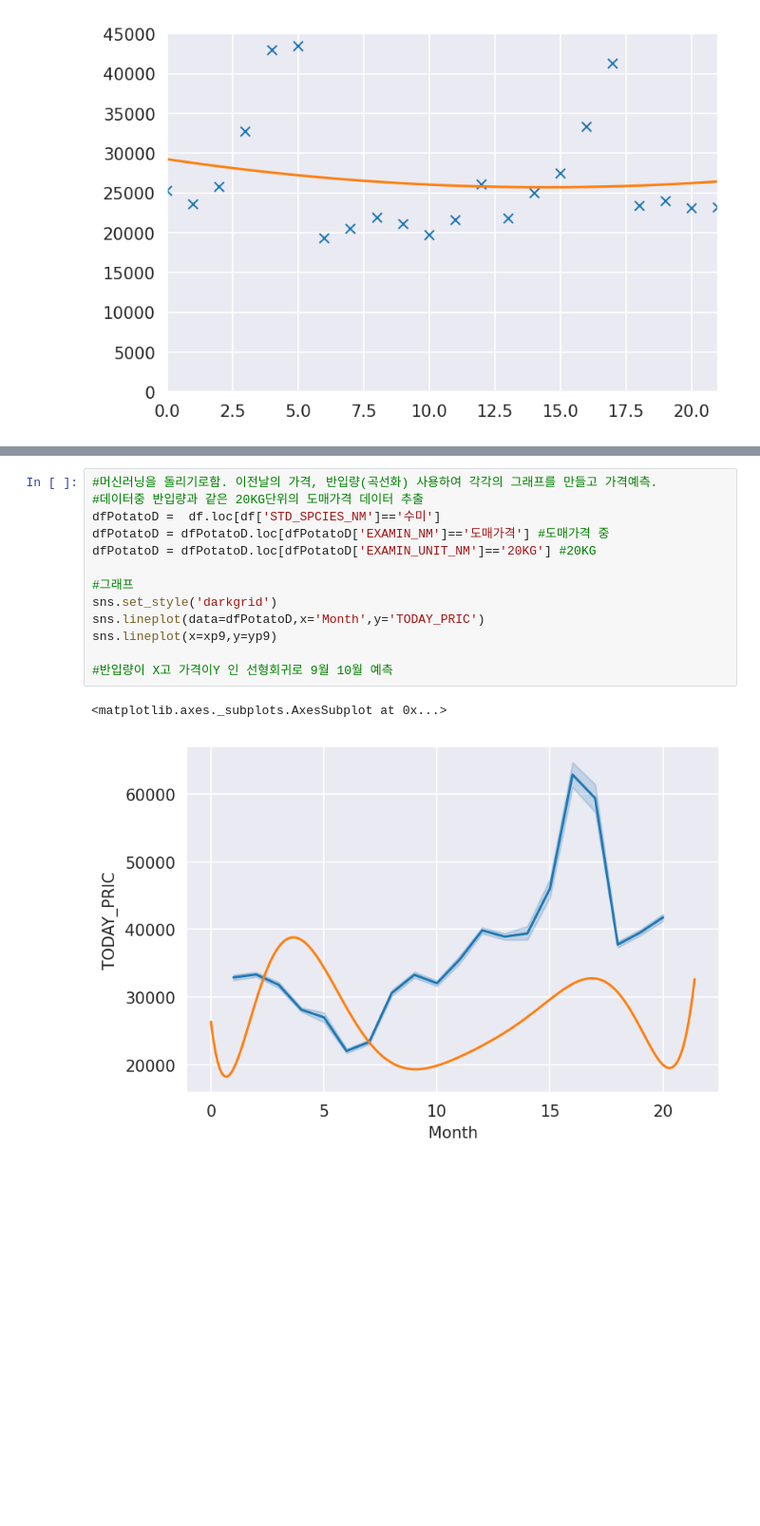
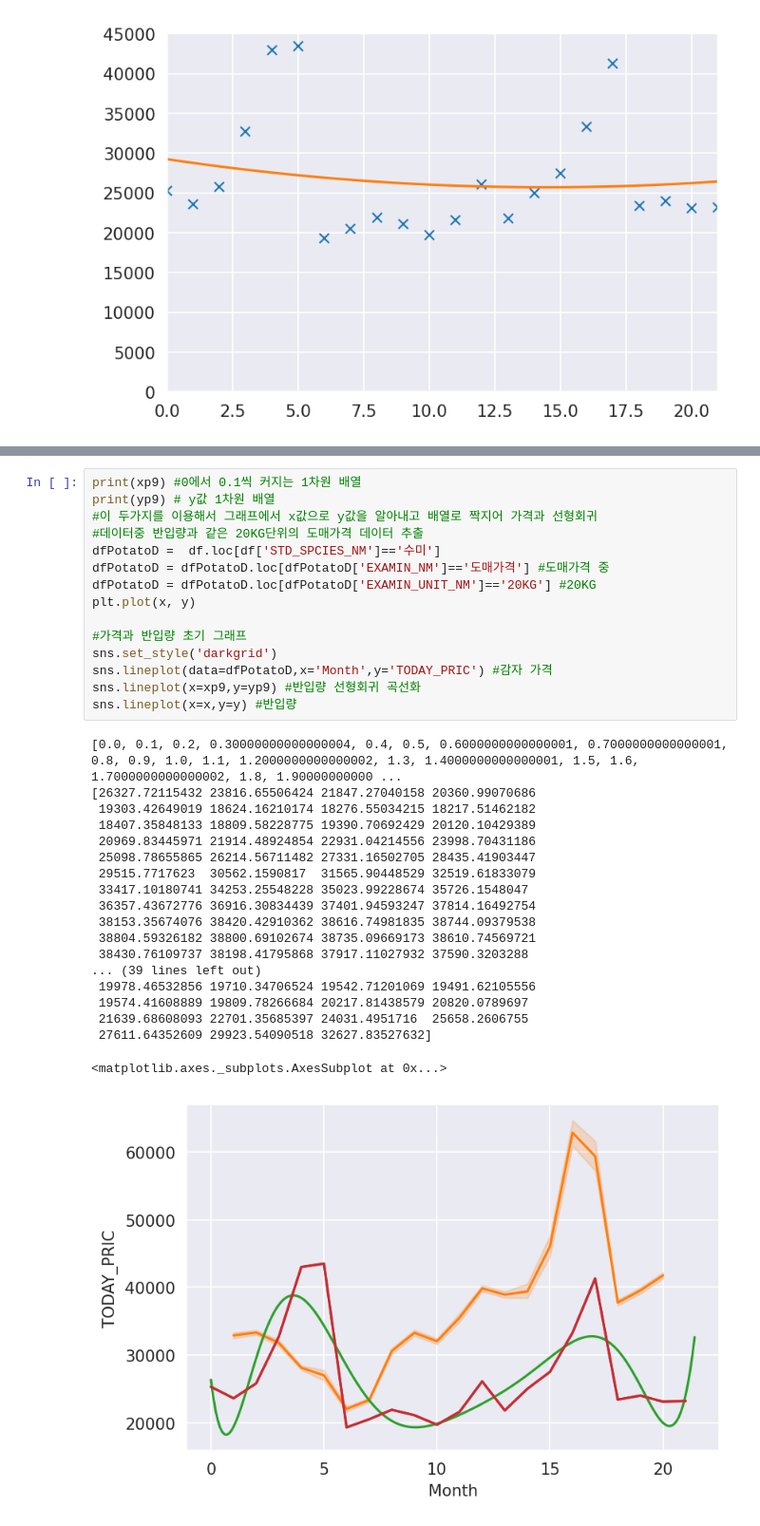
Before and after one commit to bainaryho/PotatoProject, a Jupyter notebook: BigdataProjectPotato.ipynb, the cells around one changed output, grey strips where cells are left out. Shown: that part at 95% size. Drawn from its saved outputs; the diff is of its cells as text; blank space fills up the shorter version.

```diff
--- a/BigdataProjectPotato.ipynb
+++ b/BigdataProjectPotato.ipynb
@@ -254,16 +237,35 @@ print(yp9)
 # %%
-#머신러닝을 돌리기로함. 이전날의 가격, 반입량(곡선화) 사용하여 각각의 그래프를 만들고 가격예측.
+print(xp9) #0에서 0.1씩 커지는 1차원 배열
+print(yp9) # y값 1차원 배열
+#이 두가지를 이용해서 그래프에서 x값으로 y값을 알아내고 배열로 짝지어 가격과 선형회귀
 #데이터중 반입량과 같은 20KG단위의 도매가격 데이터 추출
 dfPotatoD =  df.loc[df['STD_SPCIES_NM']=='수미']
 dfPotatoD = dfPotatoD.loc[dfPotatoD['EXAMIN_NM']=='도매가격'] #도매가격 중
 dfPotatoD = dfPotatoD.loc[dfPotatoD['EXAMIN_UNIT_NM']=='20KG'] #20KG
+plt.plot(x, y)
 
-#그래프
+#가격과 반입량 초기 그래프
 sns.set_style('darkgrid')
-sns.lineplot(data=dfPotatoD,x='Month',y='TODAY_PRIC')
-sns.lineplot(x=xp9,y=yp9)
-
-#반입량이 X고 가격이Y 인 선형회귀로 9월 10월 예측
+sns.lineplot(data=dfPotatoD,x='Month',y='TODAY_PRIC') #감자 가격
+sns.lineplot(x=xp9,y=yp9) #반입량 선형회귀 곡선화
+sns.lineplot(x=x,y=y) #반입량
 # %% [output]
-<matplotlib.axes._subplots.AxesSubplot at 0x...>
+[0.0, 0.1, 0.2, 0.30000000000000004, 0.4, 0.5, 0.6000000000000001, 0.7000000000000001, 0.8, 0.9, 1.0, 1.1, 1.2000000000000002, 1.3, 1.4000000000000001, 1.5, 1.6, 1.7000000000000002, 1.8, 1.90000000000 ...
+[26327.72115432 23816.65506424 21847.27040158 20360.99070686
+ 19303.42649019 18624.16210174 18276.55034215 18217.51462182
+ 18407.35848133 18809.58228775 19390.70692429 20120.10429389
+ 20969.83445971 21914.48924854 22931.04214556 23998.70431186
+ 25098.78655865 26214.56711482 27331.16502705 28435.41903447
+ 29515.7717623  30562.1590817  31565.90448529 32519.61833079
+ 33417.10180741 34253.25548228 35023.99228674 35726.1548047
+ 36357.43672776 36916.30834439 37401.94593247 37814.16492754
+ 38153.35674076 38420.42910362 38616.74981835 38744.09379538
+ 38804.59326182 38800.69102674 38735.09669173 38610.74569721
+ 38430.76109737 38198.41795868 37917.11027932 37590.3203288
+... (39 lines left out)
+ 19978.46532856 19710.34706524 19542.71201069 19491.62105556
+ 19574.41608889 19809.78266684 20217.81438579 20820.0789697
+ 21639.68608093 22701.35685397 24031.4951716  25658.2606755
+ 27611.64352609 29923.54090518 32627.83527632]
+<matplotlib.axes._subplots.AxesSubplot at 0x...>
-[figure, old version]
+[figure, new version]
```
Also changed, not shown: parts of 7 cells of this notebook.
